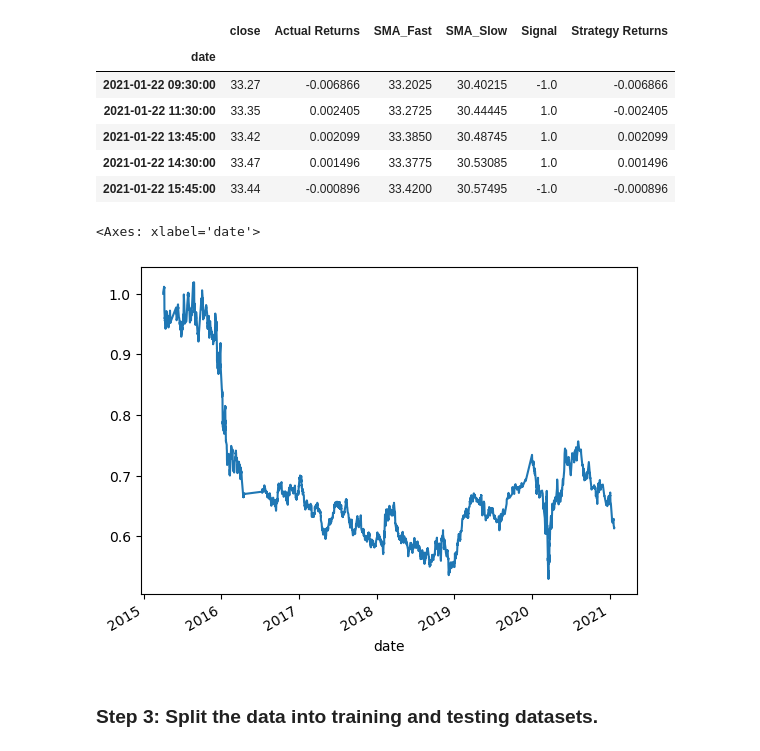
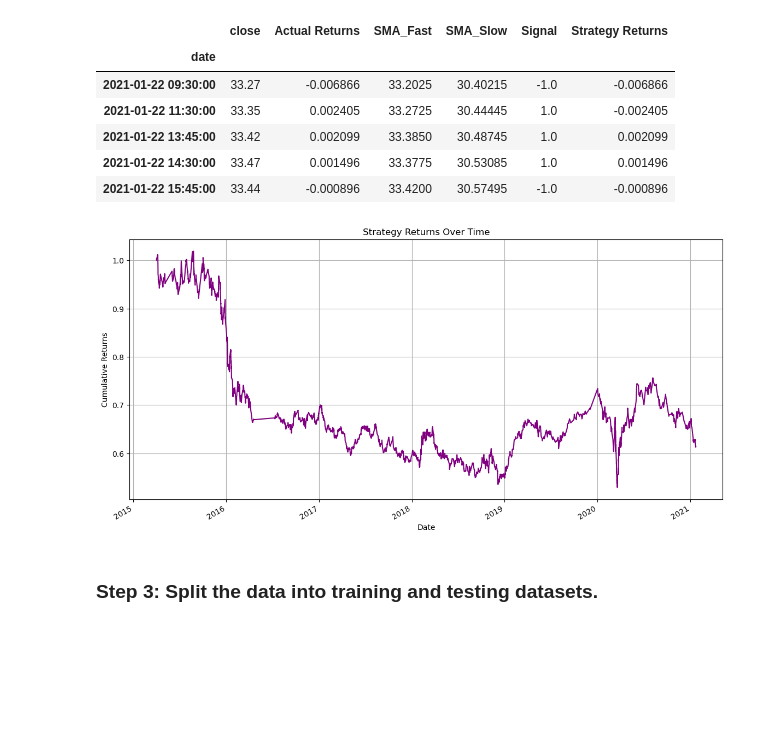
Before and after one commit to LeandroHugo/Algorithmic-Trading-Bot-M14, a Jupyter notebook: machine_learning_trading_bot.ipynb, the cells around one changed output. Cells and saved outputs as stored; diff of their text form; code cells hidden in the pictures; blank space fills up the shorter version.

```diff
--- a/machine_learning_trading_bot.ipynb
+++ b/machine_learning_trading_bot.ipynb
@@ -224,12 +219,28 @@ display(signals_df.tail())
 | 2021-01-22 13:45:00 | 33.42 | 0.002099 | 33.3850 | 30.48745 | 1.0 | 0.002099 |
 | 2021-01-22 14:30:00 | 33.47 | 0.001496 | 33.3775 | 30.53085 | 1.0 | 0.001496 |
 | 2021-01-22 15:45:00 | 33.44 | -0.000896 | 33.4200 | 30.57495 | -1.0 | -0.000896 |
-# %%
-# Plot Strategy Returns to examine performance
-(1 + signals_df['Strategy Returns']).cumprod().plot()
-# %% [output]
-<Axes: xlabel='date'>
-[figure, removed]
+# %%
+# Calculate cumulative product of strategy returns
+cumulative_strategy_returns = (1 + signals_df['Strategy Returns']).cumprod()
+
+# Create a figure and an axis
+fig, ax = plt.subplots(figsize=(14,7))
+
+# Plot the cumulative strategy returns
+cumulative_strategy_returns.plot(ax=ax, color='purple')
+
+# Set the title and labels
+ax.set(title='Strategy Returns Over Time',
+       xlabel='Date',
+       ylabel='Cumulative Returns')
+
+# Add a grid
+ax.grid()
+
+# Show the plot
+plt.show()
+# %% [output]
+[figure, added]
 # %% [markdown]
 ### Step 3: Split the data into training and testing datasets.
 # %%
```
Also changed, not shown: parts of 10 cells of this notebook.
